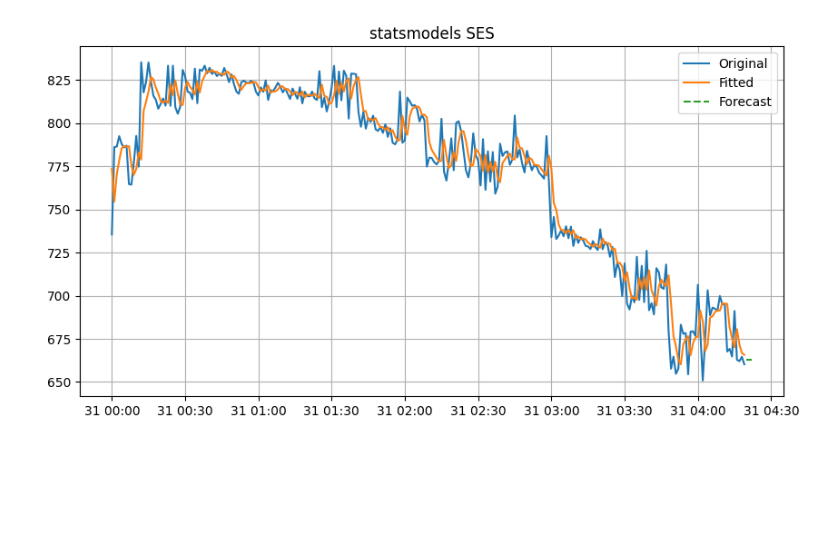
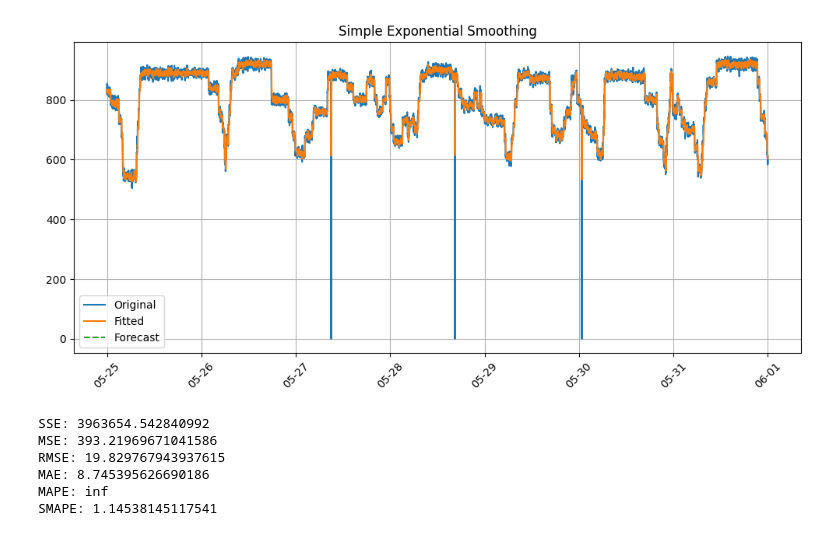
Before and after one commit to easywoo8080/jupyter-outlier-detection, a Jupyter notebook: jupyter/smoothing/simple_exp_smoothing.ipynb, the cells around one changed output. Saved outputs shown, nothing was run; the diff lists cells and outputs as text; code cells hidden in the pictures; blank space fills up the shorter version.

```diff
--- a/jupyter/smoothing/simple_exp_smoothing.ipynb
+++ b/jupyter/smoothing/simple_exp_smoothing.ipynb
@@ -39,11 +29,42 @@ csv_data = df['inflow_flux_tot']
 # %%
-# ses_forecast 호출 시
-data = csv_data
-# data = [1,3,4,5,2,5,2,3,1]
-data_length = len(data)
-index = pd.date_range(start='2023-01-31', periods=data_length, freq='min')
-series = pd.Series(data.values, index=index)
+file_path = r'D:\dev\modules\pt_eh_inflow_data.csv'
+series = load_time_series_from_csv(
+    file_path=r'D:\dev\modules\pt_eh_inflow_data.csv',
+    skiprows=range(1, 14401 + (1440 * 7) * 2),
+    nrows=1440 * 7,
+    time_col='msur_dt',
+    value_col='inflow_flux_tot',
+    freq='min'
+)
 
-plot_ses_results(series, smoothing_level=0.5, forecast_periods=3, ses_func=ses_forecast, title="statsmodels SES")
+# 2. SES 모델 수행
+fitted, forecast = ses_forecast(
+    series=series,
+    smoothing_level=0.3,
+    forecast_periods=3
+)
+
+# 3. 결과 시각화
+chart.plot_ses_results(
+    series=series,
+    fitted=fitted,
+    forecast=forecast,
+    title='Simple Exponential Smoothing'
+)
+
+
+metrics = error_metrics.error_metrics_all(
+    y_true=series,
+    y_pred=fitted
+)
+
+for k, v in metrics.items():
+    print(f"{k}: {v}")
 # %% [output]
-[figure, old version]
+[figure, new version]
+SSE: 3963654.542840992
+MSE: 393.21969671041586
+RMSE: 19.829767943937615
+MAE: 8.745395626690186
+MAPE: inf
+SMAPE: 1.14538145117541
```
Also changed, not shown: parts of 2 cells of this notebook, 12 other files.
